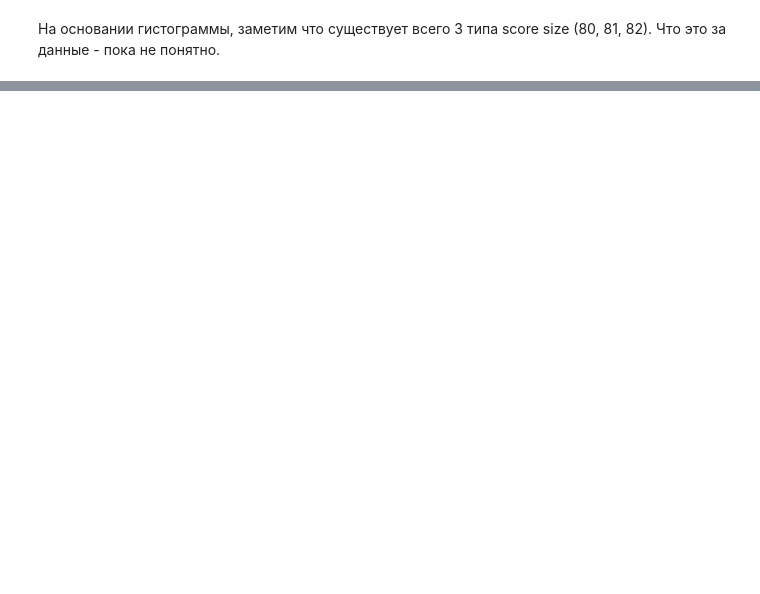
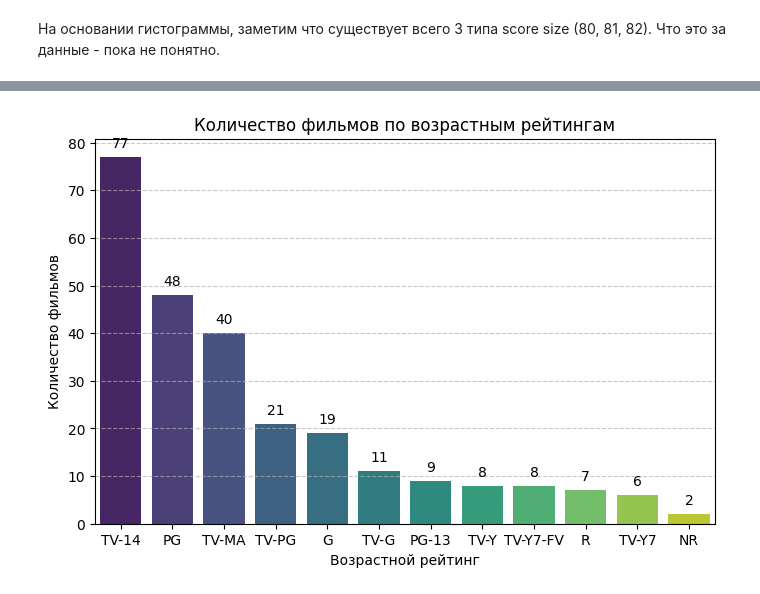
Before and after one commit to musinit/netflix_research, a Jupyter notebook: initial_analysis.ipynb, the cells around one changed output, grey strips where cells are left out. Cells and saved outputs as stored; diff of their text form; code cells hidden in the pictures; blank space fills up the shorter version.

```diff
--- a/initial_analysis.ipynb
+++ b/initial_analysis.ipynb
@@ -123,0 +123,29 @@ plt.show()
+# %%
+# Количество шоу имеющих оценки по возрастным рейтингам
+
+# Удаляем строки с NaN
+ns_cleared.dropna(subset=['score'], inplace=True)
+
+# Проверка на наличие некорректных данных
+if ns_cleared[['score']].isnull().values.any():
+    print("В данных остались некорректные значения")
+
+rating_counts = ns_cleared['age_rating'].value_counts()
+
+# Построение гистограммы
+plt.figure(figsize=(8, 5))
+sns.barplot(x=rating_counts.index, y=rating_counts.values, palette="viridis")
+
+# Добавление подписей
+plt.title('Количество фильмов по возрастным рейтингам')
+plt.xlabel('Возрастной рейтинг')
+plt.ylabel('Количество фильмов')
+plt.grid(axis='y', linestyle='--', alpha=0.7)
+
+# Отображение значений на столбцах
+for i, value in enumerate(rating_counts.values):
+    plt.text(i, value + 2, str(value), ha='center', fontsize=10)
+
+plt.show()
+# %% [output]
+[figure, added]
```
Also changed, not shown: parts of 6 cells of this notebook.
